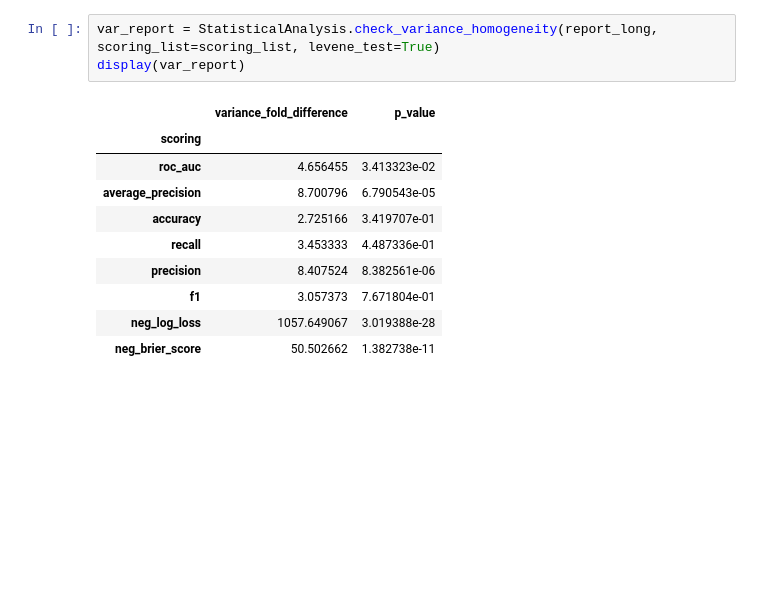
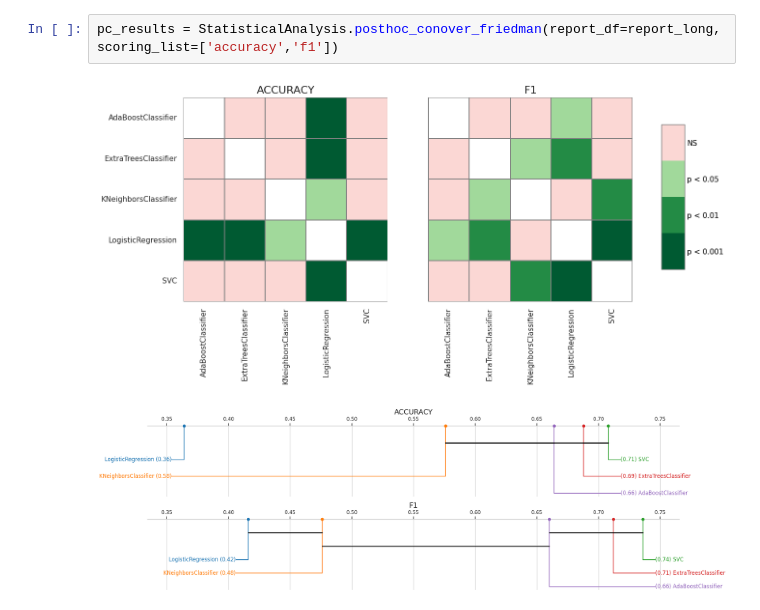
Before and after one commit to Medicine-Artificial-Intelligence/ProQSAR, a Jupyter notebook: check_code.ipynb, the cells around one changed output. Cells and saved outputs as stored; diff of their text form; blank space fills up the shorter version.

```diff
--- a/check_code.ipynb
+++ b/check_code.ipynb
@@ -110,17 +94,8 @@ See the caveats in the documentation: https://pandas.pydata.org/pandas-docs/stab
-# %%
-var_report = StatisticalAnalysis.check_variance_homogeneity(report_long, scoring_list=scoring_list, levene_test=True)
-display(var_report)
-# %% [output]
-|  | variance_fold_difference | p_value |
-| scoring |  |  |
-| roc_auc | 4.656455 | 3.413323e-02 |
-| average_precision | 8.700796 | 6.790543e-05 |
-| accuracy | 2.725166 | 3.419707e-01 |
-| recall | 3.453333 | 4.487336e-01 |
-| precision | 8.407524 | 8.382561e-06 |
-| f1 | 3.057373 | 7.671804e-01 |
-| neg_log_loss | 1057.649067 | 3.019388e-28 |
-| neg_brier_score | 50.502662 | 1.382738e-11 |
+# %%
+pc_results = StatisticalAnalysis.posthoc_conover_friedman(report_df=report_long, scoring_list=['accuracy','f1'])
+# %% [output]
+[figure, added]
+[figure, added]
 # %%
 normal_report = StatisticalAnalysis.check_normality(report_long, scoring_list=scoring_list)
 # %% [output]
```
Also changed, not shown: parts of 16 cells of this notebook, 3 other files.
